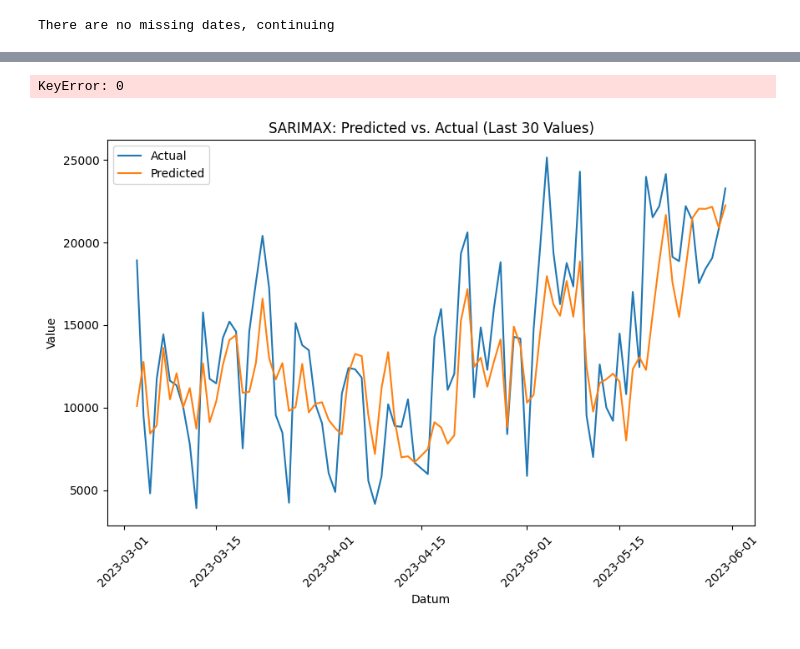
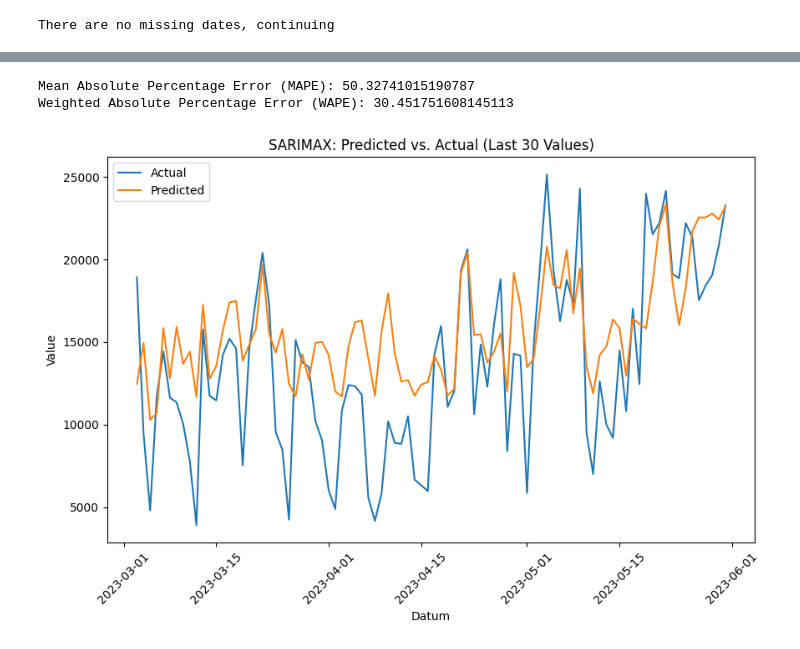
Before and after one commit to datenhahn/munich-bicycle-prediction, a Jupyter notebook: explorations/explore-model.ipynb, the cells around one changed output, grey strips where cells are left out. Drawn from its saved outputs; the diff is of its cells as text; code cells hidden in the pictures.

```diff
--- a/explorations/explore-model.ipynb
+++ b/explorations/explore-model.ipynb
@@ -82,15 +78,36 @@ import matplotlib.pyplot as plt
+# %%
+import numpy as np
+import pandas as pd
+from sklearn.metrics import mean_squared_error
+import matplotlib.pyplot as plt
+
+# Calculating the Mean Absolute Percentage Error (MAPE)
+def mean_absolute_percentage_error(y_true, y_pred):
+    y_true, y_pred = np.array(y_true), np.array(y_pred)
+    return np.mean(np.abs((y_true - y_pred) / y_true)) * 100
+
+# Calculating the Weighted Absolute Percentage Error (WAPE)
+def weighted_absolute_percentage_error(y_true, y_pred):
+    y_true, y_pred = np.array(y_true), np.array(y_pred)
+    return np.sum(np.abs(y_true - y_pred)) / np.sum(y_true) * 100
 # %%
 from sklearn.linear_model import LinearRegression
 from sklearn.model_selection import train_test_split
 
 # Define features and target variables
-features = ['monat', 'avg_last_week', 'vortag_gesamt', 'min-temp', 'max-temp', 'avg-temp', 'niederschlag', 'bewoelkung', 'sonnenstunden']
-#features = ['min-temp', 'max-temp', 'avg-temp', 'niederschlag', 'bewoelkung', 'sonnenstunden']
+
+# If we had live data from the stations we could improve the models by adding look-back features, but as
+# we only get the environmental data, we can only use the current day's data
+# features = ['monat', 'avg_last_week', 'vortag_gesamt', 'min-temp', 'max-temp', 'avg-temp', 'niederschlag', 'bewoelkung', 'sonnenstunden']
+
+# We reduce the features to the ones that are most likely to have an impact on the number of bikes and
+# which we can easily get from the weather API
+features = ['monat', 'min-temp', 'max-temp', 'avg-temp', 'niederschlag', 'bewoelkung', 'sonnenstunden']
 target = 'gesamt'
 
 # Splitting the data into training and testing sets based on the date
-train_data = aggregated_df[aggregated_df['datum'] < '2023-01-01']
-test_data = aggregated_df[aggregated_df['datum'] >= '2023-01-01']
+train_data = aggregated_df[aggregated_df['datum'] < '2022-01-01']
+test_data = aggregated_df[aggregated_df['datum'] >= '2022-01-01']
 
 # Splitting the features and target for training and testing
 X_train = train_data[features]
@@ -161,24 +193,29 @@ model = SARIMAX(y_train,
 
 # Fit the model
 model_fit = model.fit(disp=False)
-# %% [output]
-KeyError: 0
 # %%
 # Predict on the test set
 start = X_test.index[0]
 end = X_test.index[-1]
 
 y_pred = model_fit.predict(start=start, end=end, exog=X_test)
-
+y_pred = y_pred * 1.2
+# Calculating and printing the MAPE and WAPE
+mape = mean_absolute_percentage_error(y_test, y_pred)
+wape = weighted_absolute_percentage_error(y_test, y_pred)
+print("Mean Absolute Percentage Error (MAPE):", mape)
+print("Weighted Absolute Percentage Error (WAPE):", wape)
 # Plotting predicted vs. actual values with 'datum' as the x-axis
 plt.figure(figsize=(10, 6))
 plt.plot(y_test.index[-90:], y_test[-90:], label='Actual')
 plt.plot(y_test.index[-90:], y_pred[-90:], label='Predicted')
 plt.xlabel('Datum')
 plt.ylabel('Value')
 plt.title('SARIMAX: Predicted vs. Actual (Last 30 Values)')
 plt.xticks(rotation=45)
 plt.legend()
 plt.show()
 # %% [output]
+Mean Absolute Percentage Error (MAPE): 50.32741015190787
+Weighted Absolute Percentage Error (WAPE): 30.451751608145113
-[figure, old version]
+[figure, new version]
```
Also changed, not shown: parts of 5 cells of this notebook, 7 other files.
